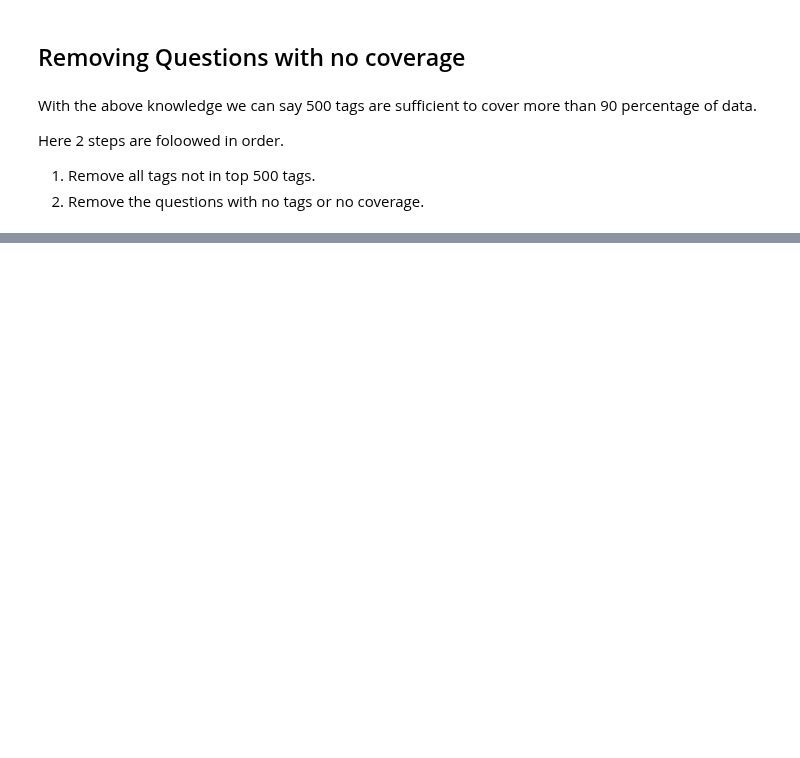
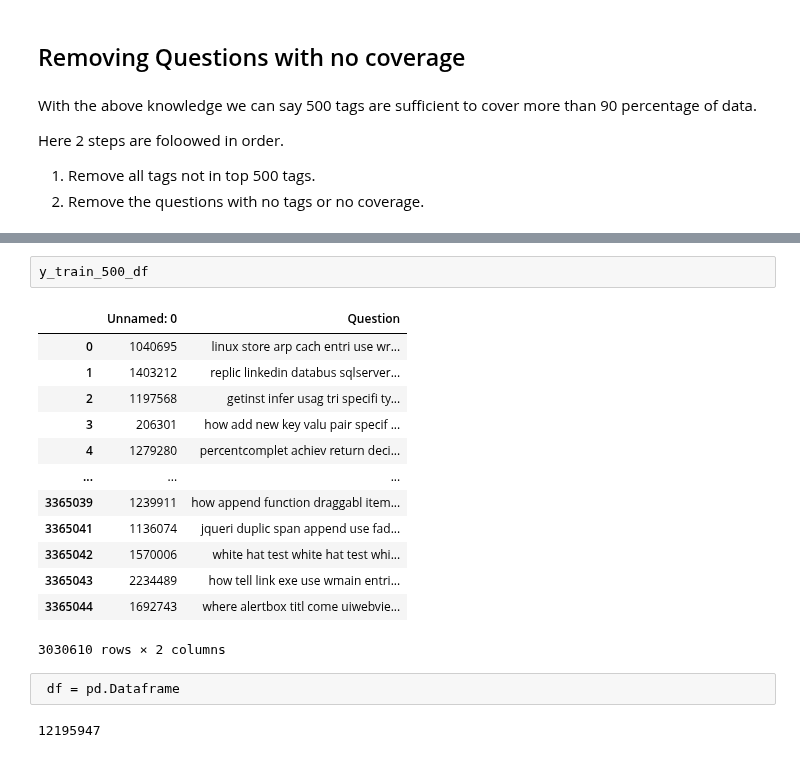
Before and after one commit to erYash15/StackOverflow-Tag-Prediction, a Jupyter notebook: facebook_recruiting_iii_keyword_extraction.ipynb, the cells around one changed output, grey strips where cells are left out. Saved outputs shown, nothing was run; the diff lists cells and outputs as text; blank space fills up the shorter version.

```diff
--- a/facebook_recruiting_iii_keyword_extraction.ipynb
+++ b/facebook_recruiting_iii_keyword_extraction.ipynb
@@ -583,0 +589,20 @@ for i in
+# %%
+y_train_500_df
+# %% [output]
+|  | Unnamed: 0 | Question |
+| 0 | 1040695 | linux store arp cach entri use wr... |
+| 1 | 1403212 | replic linkedin databus sqlserver... |
+| 2 | 1197568 | getinst infer usag tri specifi ty... |
+| 3 | 206301 | how add new key valu pair specif ... |
+| 4 | 1279280 | percentcomplet achiev return deci... |
+| ... | ... | ... |
+| 3365039 | 1239911 | how append function draggabl item... |
+| 3365041 | 1136074 | jqueri duplic span append use fad... |
+| 3365042 | 1570006 | white hat test white hat test whi... |
+| 3365043 | 2234489 | how tell link exe use wmain entri... |
+| 3365044 | 1692743 | where alertbox titl come uiwebvie... |
+3030610 rows × 2 columns
+# %%
+ df = pd.Dataframe
+# %% [output]
+12195947
```
Also changed, not shown: parts of 21 cells of this notebook.
